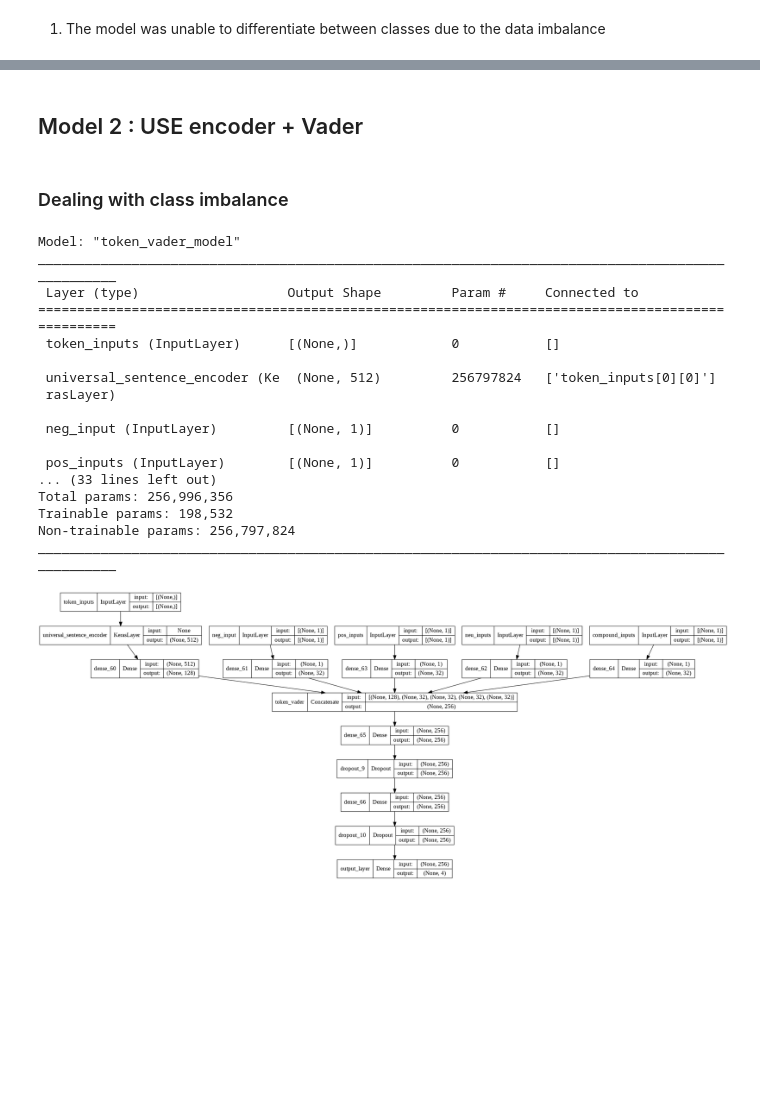
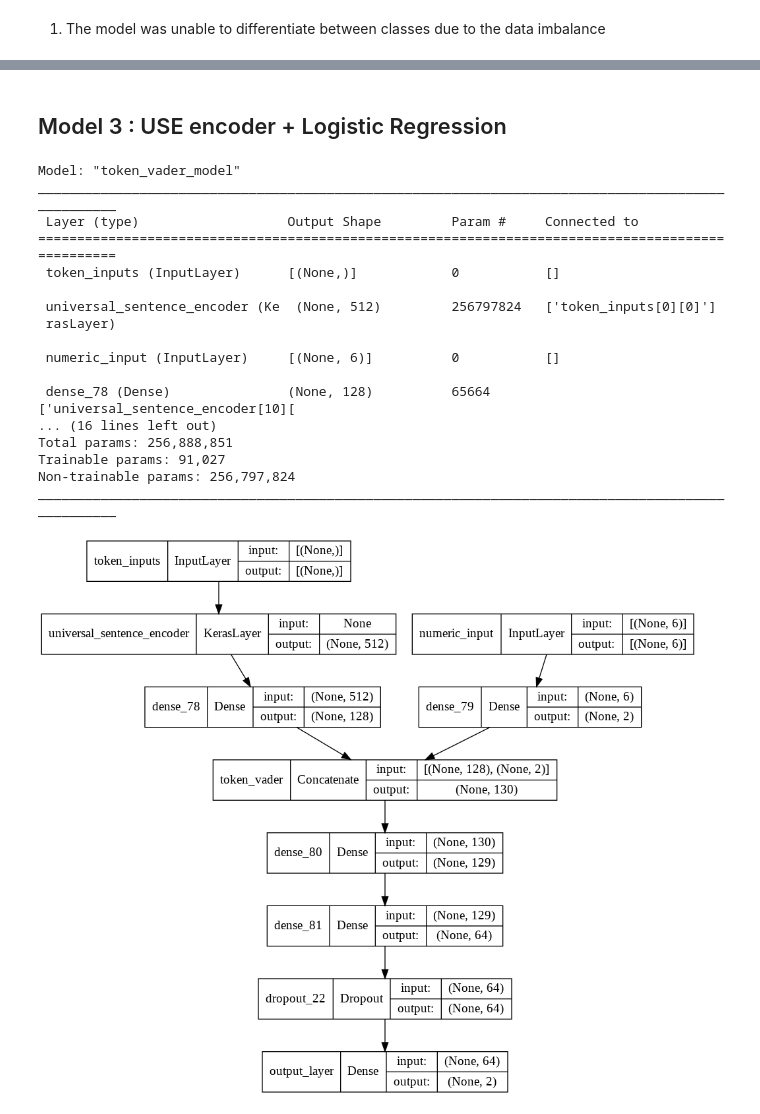
Before and after one commit to ngcheeyuan/Classification_projects, a Jupyter notebook: toxic_comments.ipynb, the cells around one changed output, grey strips where cells are left out. Cells and saved outputs as stored; diff of their text form; code cells hidden in the pictures; blank space fills up the shorter version.

```diff
--- a/toxic_comments.ipynb
+++ b/toxic_comments.ipynb
@@ -374,5 +458,5 @@ make_confusion_matrix(y_val,base_preds, classes=None, figsize=(10, 10), text_siz
 # %% [markdown]
-## Model 2 : USE encoder + Vader
+## Model 3 : USE encoder + Logistic Regression
 # %%
 import tensorflow_hub as hub
 tf_hub_embedding_layer = hub.KerasLayer('https://tfhub.dev/google/universal-sentence-encoder/4',
@@ -389,3 +468 @@ X_train,X_val,y_train,y_val = train_test_split(df_sample[['text','neg','neu','po
-# %% [markdown]
-### Dealing with class imbalance
 # %%
@@ -462,7 +516,7 @@ model_2 = tf.keras.Model(inputs = [token_model.input,
                          outputs = output_layer,
                          name = 'token_vader_model')
 # %%
-model_2.summary()
+model_3.summary()
 # %% [output]
 Model: "token_vader_model"
 __________________________________________________________________________________________________
@@ -473,19 +527,19 @@ ________________________________________________________________________________
  universal_sentence_encoder (Ke  (None, 512)         256797824   ['token_inputs[0][0]']
  rasLayer)
 
- neg_input (InputLayer)         [(None, 1)]          0           []
+ numeric_input (InputLayer)     [(None, 6)]          0           []
 
- pos_inputs (InputLayer)        [(None, 1)]          0           []
-... (33 lines left out)
-Total params: 256,996,356
-Trainable params: 198,532
+ dense_78 (Dense)               (None, 128)          65664       ['universal_sentence_encoder[10][
+... (16 lines left out)
+Total params: 256,888,851
+Trainable params: 91,027
 Non-trainable params: 256,797,824
 __________________________________________________________________________________________________
 # %%
 from tensorflow.keras.utils import plot_model
-plot_model(model_2, show_shapes = True)
+plot_model(model_3, show_shapes = True)
 # %% [output]
-[figure, old version]
+[figure, new version]
 # %%
 from sklearn.preprocessing import OneHotEncoder, LabelEncoder
 # %%
```
Also changed, not shown: parts of 53 cells of this notebook.
